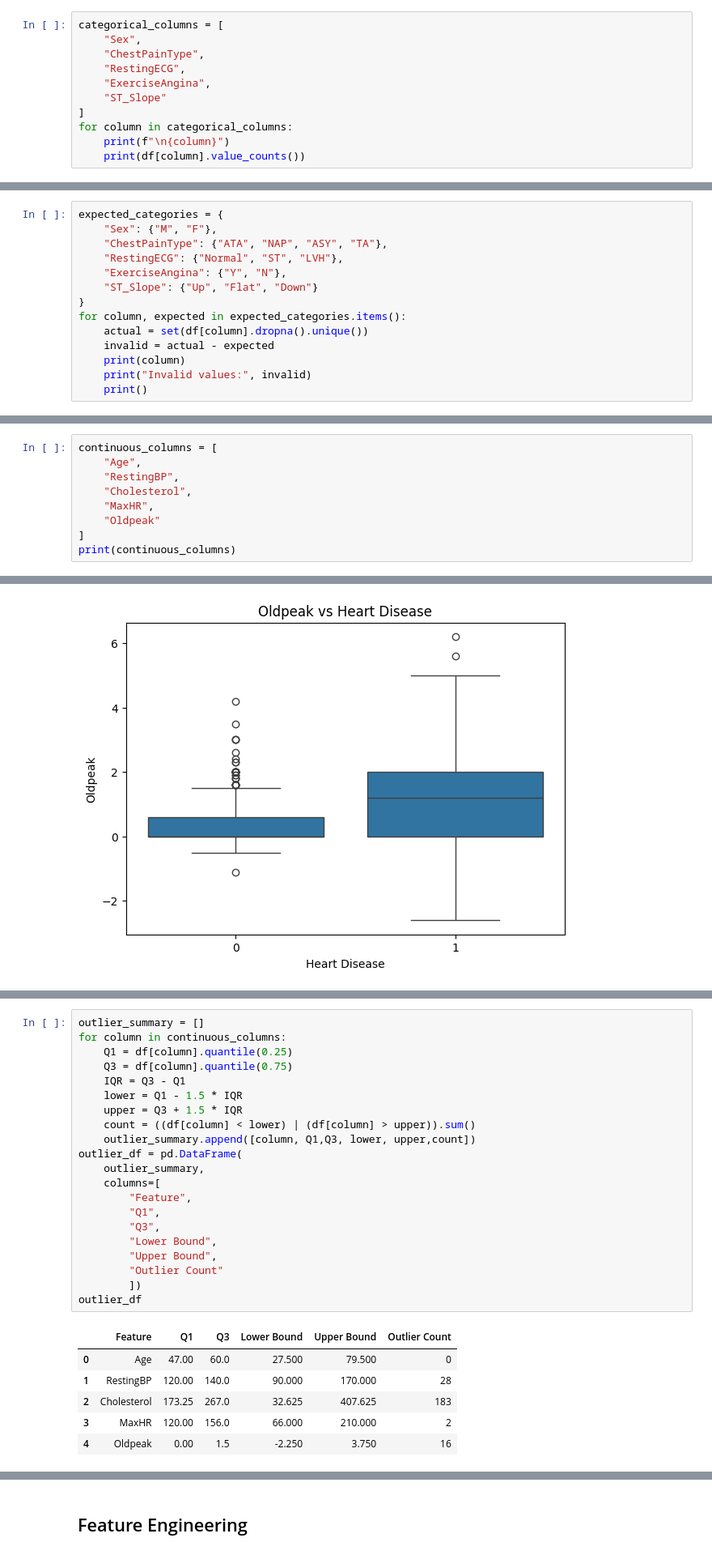
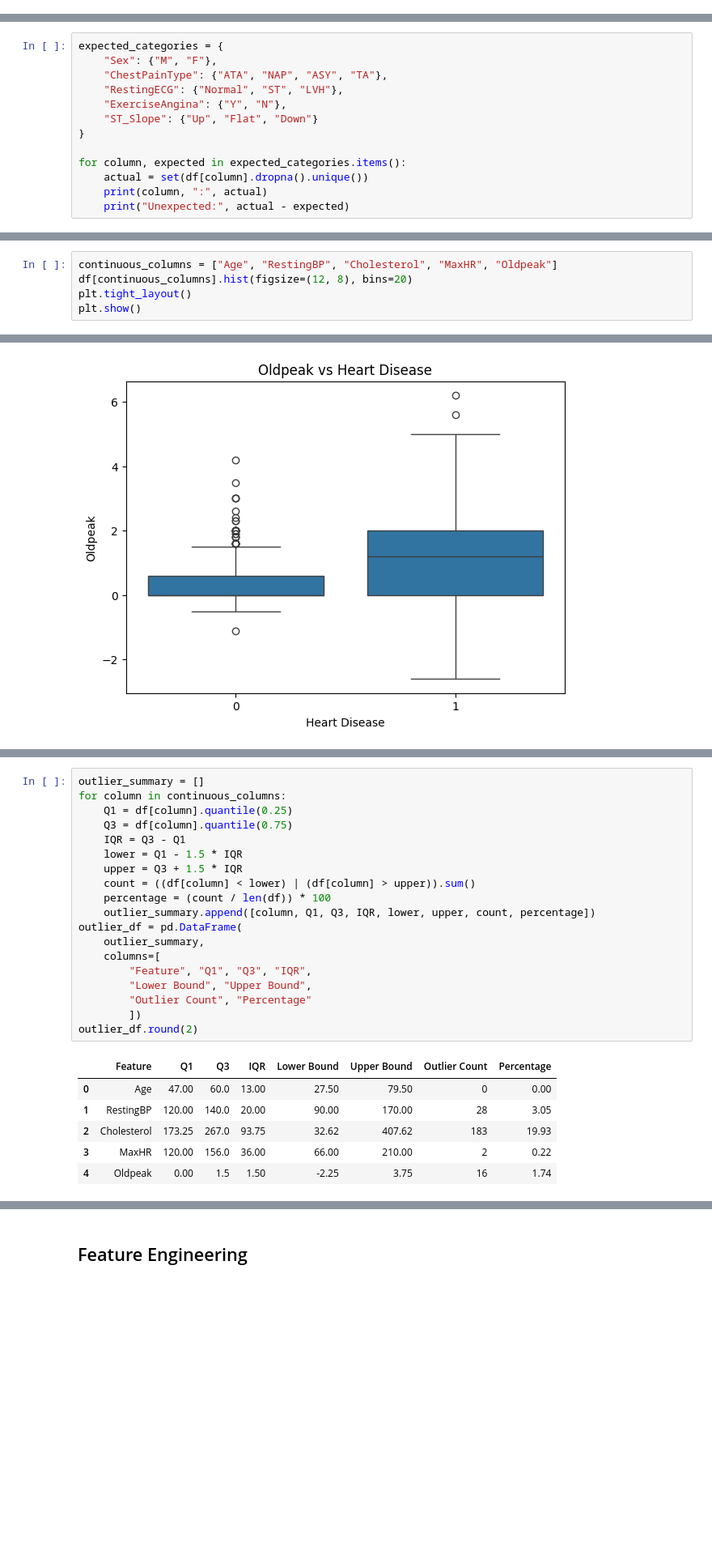
Before and after one commit to Kakul-07/EDA-Task, a Jupyter notebook: Heart/eda.ipynb, the cells around one changed output, grey strips where cells are left out. Shown at 81% size. Drawn from its saved outputs; the diff is of its cells as text; blank space fills up the shorter version.

```diff
--- a/Heart/eda.ipynb
+++ b/Heart/eda.ipynb
@@ -212,11 +168,0 @@ Categorical Columns: Index(['Sex', 'ChestPainType', 'RestingECG', 'ExerciseAngin
-# %%
-categorical_columns = [
-    "Sex",
-    "ChestPainType",
-    "RestingECG",
-    "ExerciseAngina",
-    "ST_Slope"
-]
-for column in categorical_columns:
-    print(f"\n{column}")
-    print(df[column].value_counts())
@@ -246,10 +176,9 @@ expected_categories = {
     "ExerciseAngina": {"Y", "N"},
     "ST_Slope": {"Up", "Flat", "Down"}
 }
+
 for column, expected in expected_categories.items():
     actual = set(df[column].dropna().unique())
-    invalid = actual - expected
-    print(column)
-    print("Invalid values:", invalid)
-    print()
+    print(column, ":", actual)
+    print("Unexpected:", actual - expected)
 # %% [output]
@@ -460,10 +345,6 @@ for column in ["RestingECG", "ExerciseAngina", "ST_Slope"]:
 # %%
-continuous_columns = [
-    "Age",
-    "RestingBP",
-    "Cholesterol",
-    "MaxHR",
-    "Oldpeak"
-]
-print(continuous_columns)
+continuous_columns = ["Age", "RestingBP", "Cholesterol", "MaxHR", "Oldpeak"]
+df[continuous_columns].hist(figsize=(12, 8), bins=20)
+plt.tight_layout()
+plt.show()
 # %% [output]
@@ -604,28 +493,26 @@ plt.show()
 # %%
 outlier_summary = []
 for column in continuous_columns:
     Q1 = df[column].quantile(0.25)
     Q3 = df[column].quantile(0.75)
     IQR = Q3 - Q1
     lower = Q1 - 1.5 * IQR
     upper = Q3 + 1.5 * IQR
     count = ((df[column] < lower) | (df[column] > upper)).sum()
-    outlier_summary.append([column, Q1,Q3, lower, upper,count])
+    percentage = (count / len(df)) * 100
+    outlier_summary.append([column, Q1, Q3, IQR, lower, upper, count, percentage])
 outlier_df = pd.DataFrame(
     outlier_summary,
     columns=[
-        "Feature",
-        "Q1",
-        "Q3",
-        "Lower Bound",
-        "Upper Bound",
-        "Outlier Count"
+        "Feature", "Q1", "Q3", "IQR",
+        "Lower Bound", "Upper Bound",
+        "Outlier Count", "Percentage"
         ])
-outlier_df
+outlier_df.round(2)
 # %% [output]
-|  | Feature | Q1 | Q3 | Lower Bound | Upper Bound | Outlier Count |
-| 0 | Age | 47.00 | 60.0 | 27.500 | 79.500 | 0 |
-| 1 | RestingBP | 120.00 | 140.0 | 90.000 | 170.000 | 28 |
-| 2 | Cholesterol | 173.25 | 267.0 | 32.625 | 407.625 | 183 |
-| 3 | MaxHR | 120.00 | 156.0 | 66.000 | 210.000 | 2 |
-| 4 | Oldpeak | 0.00 | 1.5 | -2.250 | 3.750 | 16 |
+|  | Feature | Q1 | Q3 | IQR | Lower Bound | Upper Bound | Outlier Count | Percentage |
+| 0 | Age | 47.00 | 60.0 | 13.00 | 27.50 | 79.50 | 0 | 0.00 |
+| 1 | RestingBP | 120.00 | 140.0 | 20.00 | 90.00 | 170.00 | 28 | 3.05 |
+| 2 | Cholesterol | 173.25 | 267.0 | 93.75 | 32.62 | 407.62 | 183 | 19.93 |
+| 3 | MaxHR | 120.00 | 156.0 | 36.00 | 66.00 | 210.00 | 2 | 0.22 |
+| 4 | Oldpeak | 0.00 | 1.5 | 1.50 | -2.25 | 3.75 | 16 | 1.74 |
```
Also changed, not shown: parts of 143 cells of this notebook, 1 other file.
